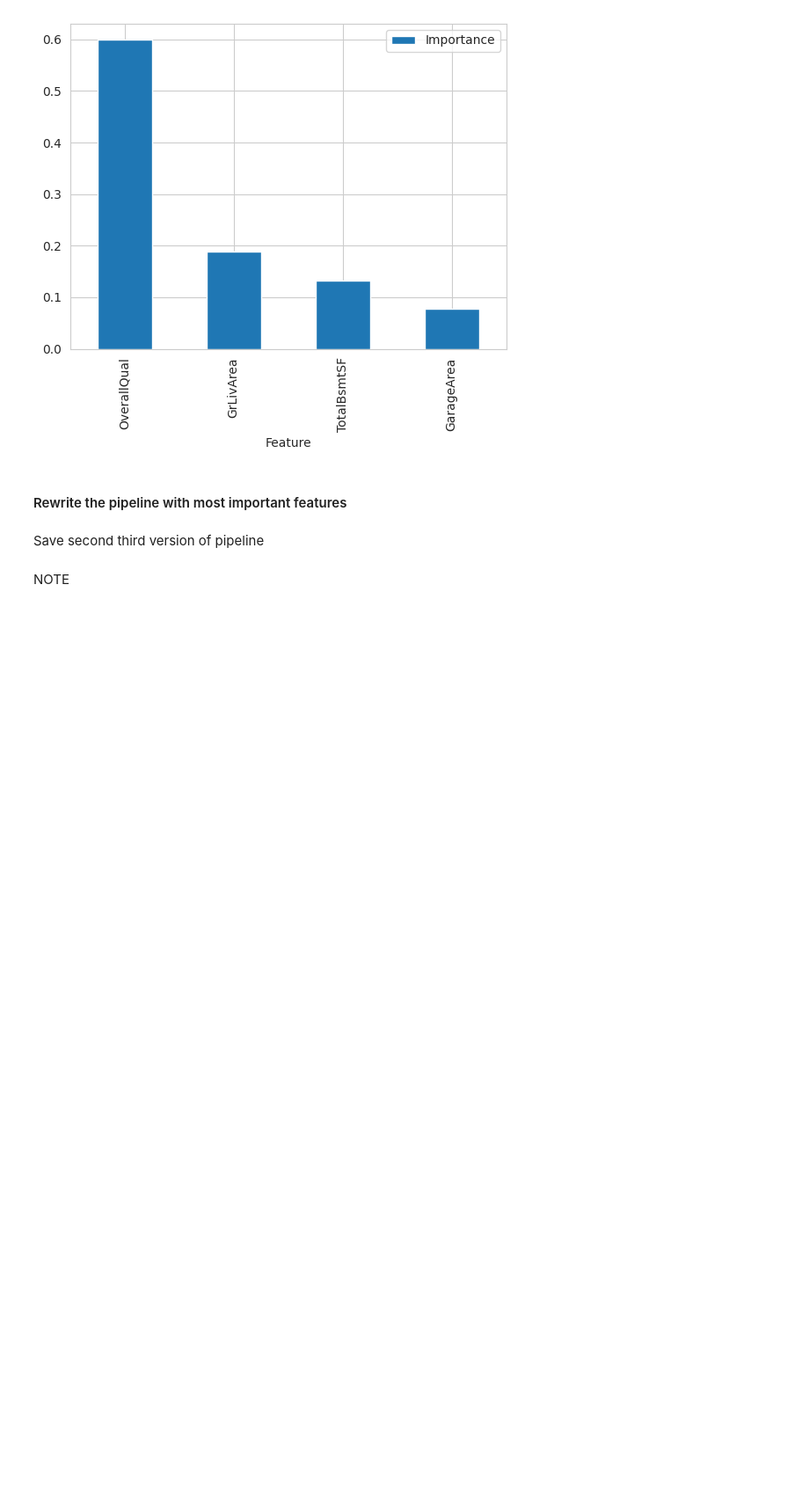
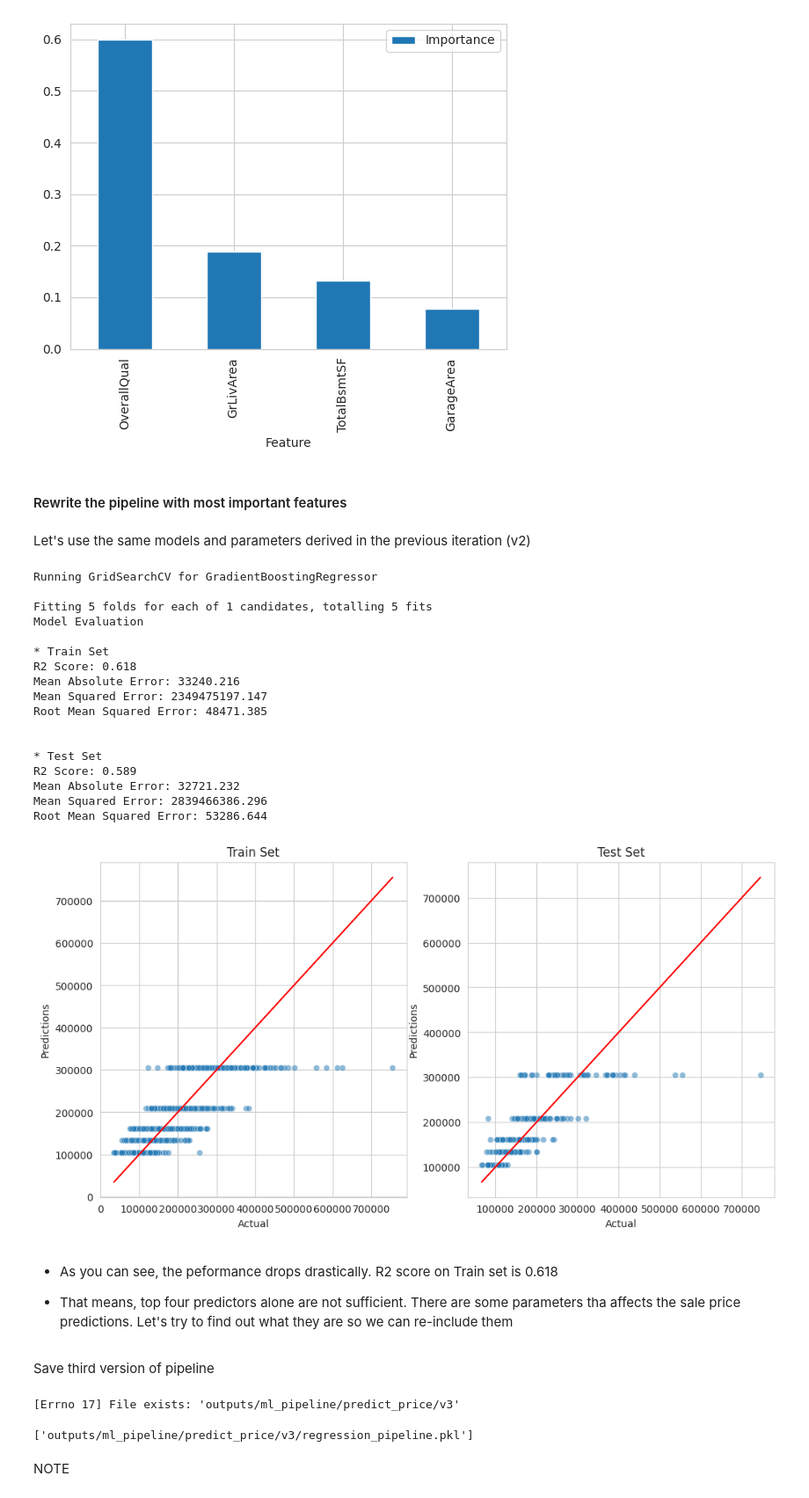
Before and after one commit to ysgurjar/pp5_project_heritage_housing, a Jupyter notebook: jupyter_notebooks/05.modelling_and_evaluation.ipynb, the cells around one changed output. Shown: that part at 88% size. Saved outputs shown, nothing was run; the diff lists cells and outputs as text; code cells hidden in the pictures; blank space fills up the shorter version.

Commit message:
feat: rewrite pipeline with most imp features

```diff
--- a/jupyter_notebooks/05.modelling_and_evaluation.ipynb
+++ b/jupyter_notebooks/05.modelling_and_evaluation.ipynb
@@ -619,13 +621,53 @@ def PipelineOptimization(model):
     ])
 
   return pipeline_base
+# %% [markdown]
+Let's use the same models and parameters derived in the previous iteration (v2)
+# %%
+# search for algo and hyper parameters
+search = HyperparameterOptimizationSearch(models=models_search, params=params_search)
+search.fit(X_train, y_train, scoring = 'r2', n_jobs=-1, cv=5)
+
+# save result matrix
+grid_search_summary, grid_search_pipelines = search.score_summary(sort_by='mean_score')
+
+# extract best model and its parameters with
+best_model= grid_search_summary.iloc[0,0]
+best_parameters = grid_search_pipelines[best_model].best_params_
+
+# get the best pipeline
+best_regressor_pipeline = grid_search_pipelines[best_model].best_estimator_
+
+# check its regression performance
+regression_performance(X_train, y_train, X_test, y_test,best_regressor_pipeline)
+regression_evaluation_plots(X_train, y_train, X_test, y_test, best_regressor_pipeline)
+# %% [output]
+Running GridSearchCV for GradientBoostingRegressor
+
+Fitting 5 folds for each of 1 candidates, totalling 5 fits
+Model Evaluation
+
+* Train Set
+R2 Score: 0.618
+Mean Absolute Error: 33240.216
+Mean Squared Error: 2349475197.147
+Root Mean Squared Error: 48471.385
+
+
+* Test Set
+R2 Score: 0.589
+Mean Absolute Error: 32721.232
+Mean Squared Error: 2839466386.296
+Root Mean Squared Error: 53286.644
+[figure, added]
+# %% [markdown]
+- As you can see, the peformance drops drastically. R2 score on Train set is 0.618
+
+- That means, top four predictors alone are not sufficient. There are some parameters tha affects the sale price predictions. Let's try to find out what they are so we can re-include them
 # %% [markdown]
-Save second third version of pipeline
+Save third version of pipeline
 # %%
-import joblib
-import os
-
-version = 'v4'
+version = 'v3'
 file_path = f'outputs/ml_pipeline/predict_price/{version}'
 
 try:
@@ -633,7 +675,10 @@ try:
 except Exception as e:
   print(e)
 
-oblib.dump(value=best_pipeline_regressor, filename=f"{file_path}/regression_pipeline.pkl")
+joblib.dump(value=best_regressor_pipeline, filename=f"{file_path}/regression_pipeline.pkl")
+# %% [output]
+[Errno 17] File exists: 'outputs/ml_pipeline/predict_price/v3'
+['outputs/ml_pipeline/predict_price/v3/regression_pipeline.pkl']
 # %%
 #### Save Train and Test sets
 
```
Also changed, not shown: parts of 2 cells of this notebook, 3 other files.
